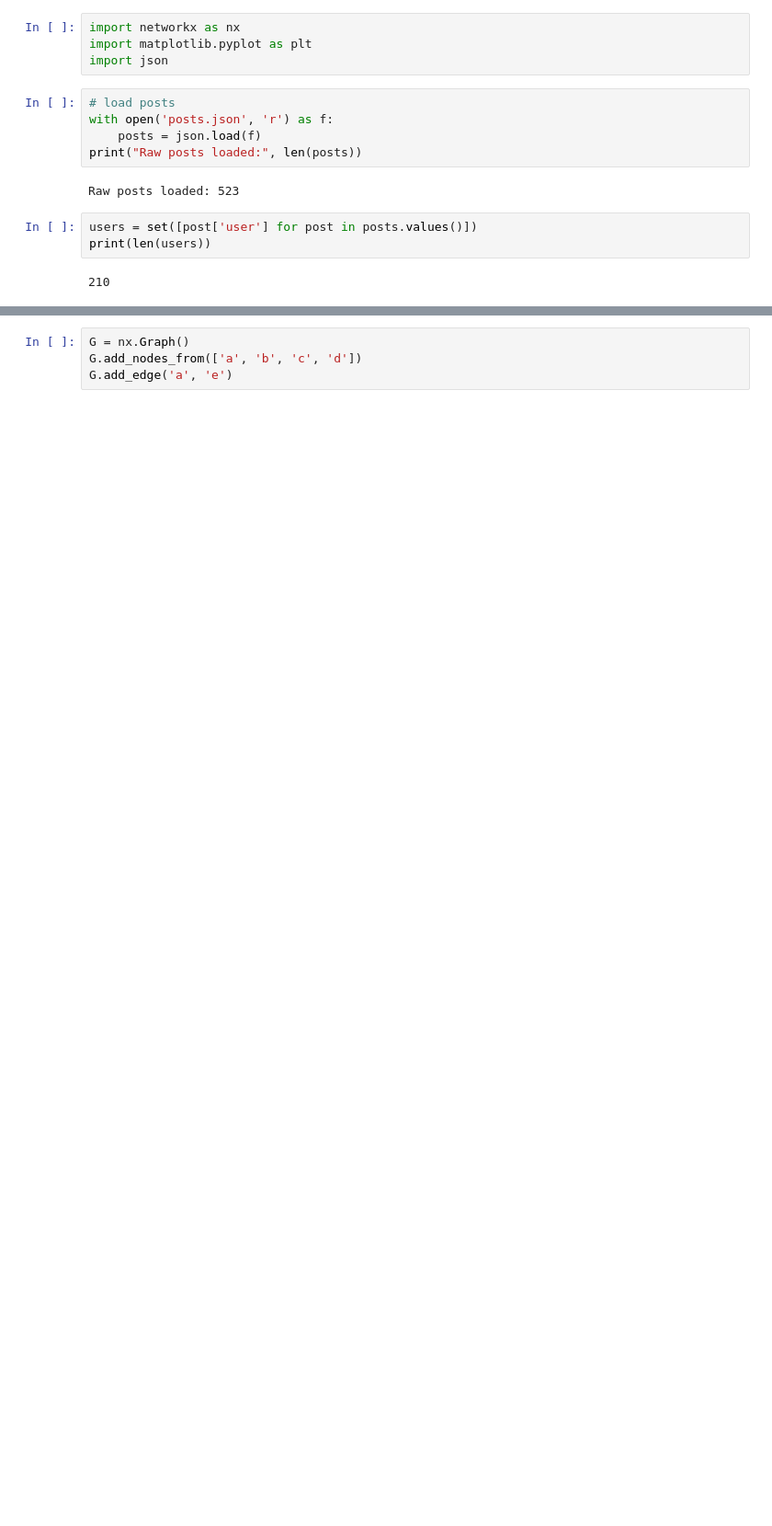
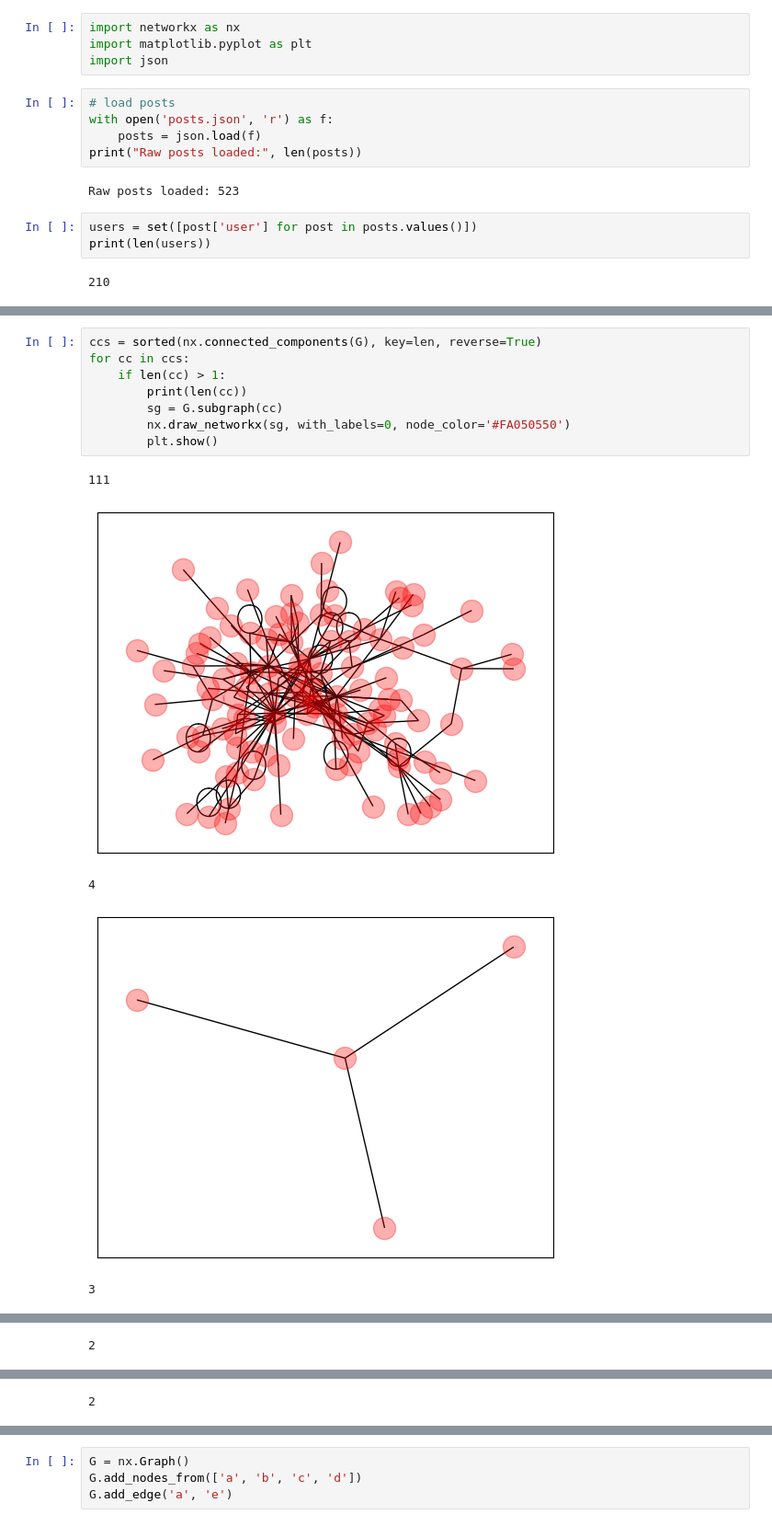
Before and after one commit to MattThePerson/SNA_Project, a Jupyter notebook: network.ipynb, the cells around one changed output, grey strips where cells are left out. Shown at 92% size. Cells and saved outputs as stored; diff of their text form; blank space fills up the shorter version.

```diff
--- a/network.ipynb
+++ b/network.ipynb
@@ -50,0 +49,14 @@ post60828575 vikesfanmb
+# %%
+ccs = sorted(nx.connected_components(G), key=len, reverse=True)
+for cc in ccs:
+    if len(cc) > 1:
+        print(len(cc))
+        sg = G.subgraph(cc)
+        nx.draw_networkx(sg, with_labels=0, node_color='#FA050550')
+        plt.show()
+# %% [output]
+111
+[figure, added]
+4
+[figure, added]
+3
@@ -50,0 +64 @@ post60828575 vikesfanmb
+2
@@ -50,0 +66 @@ post60828575 vikesfanmb
+2
```
Also changed, not shown: parts of 6 cells of this notebook, 4 other files.
